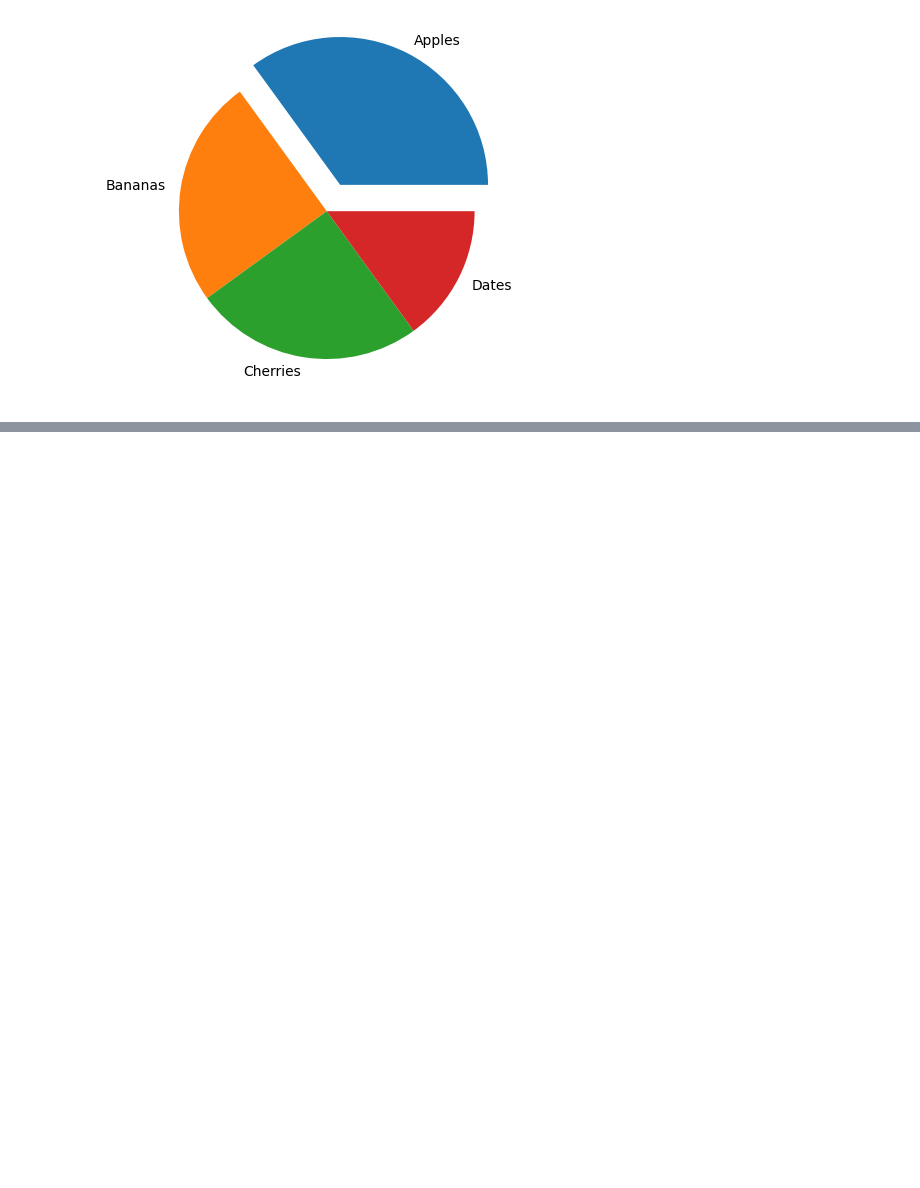
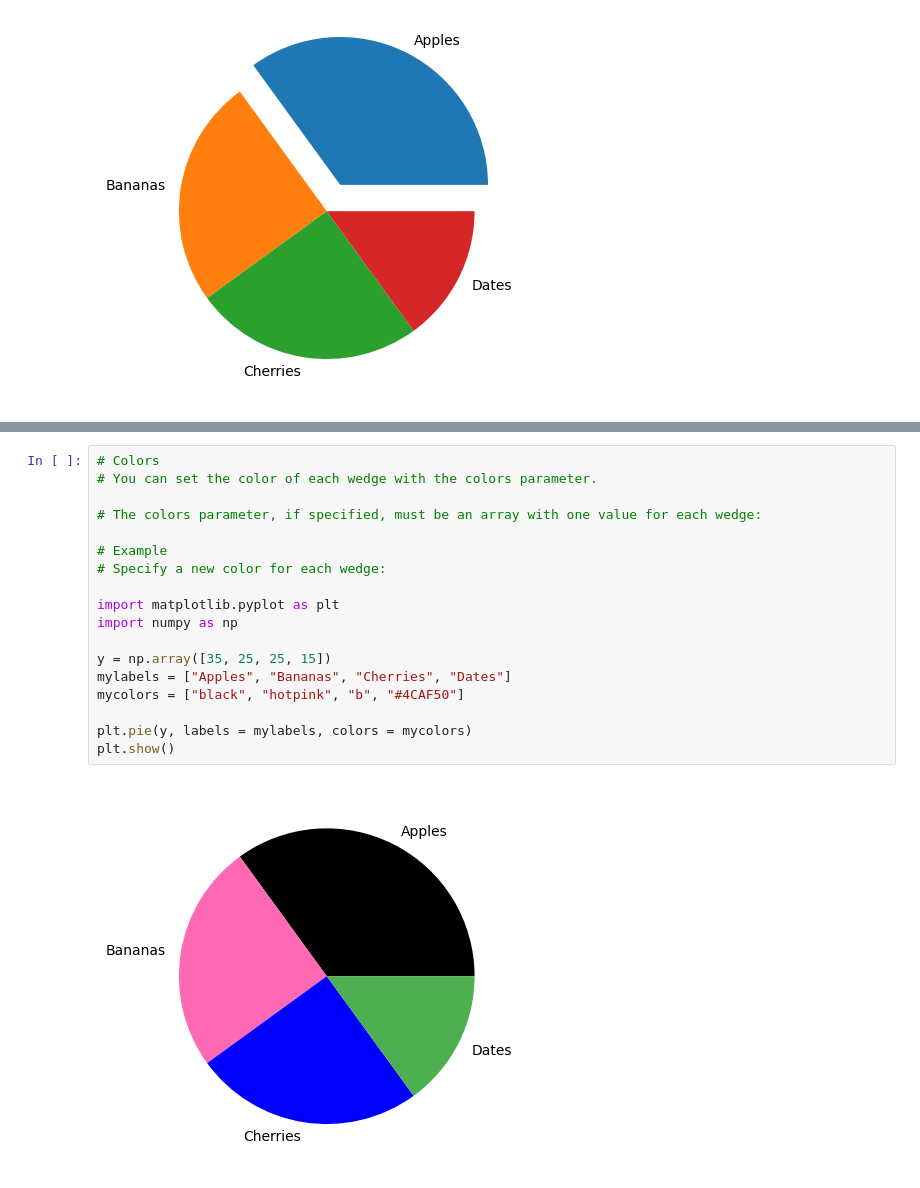
Before and after one commit to XiaomingLiGit/Descriptive-Statistics, a Jupyter notebook: w4/class 7.ipynb, the cells around one changed output, grey strips where cells are left out. Saved outputs shown, nothing was run; the diff lists cells and outputs as text; blank space fills up the shorter version.

```diff
--- a/w4/class 7.ipynb
+++ b/w4/class 7.ipynb
@@ -759,0 +765,20 @@ plt.show()
+# %%
+# Colors
+# You can set the color of each wedge with the colors parameter.
+
+# The colors parameter, if specified, must be an array with one value for each wedge:
+
+# Example
+# Specify a new color for each wedge:
+
+import matplotlib.pyplot as plt
+import numpy as np
+
+y = np.array([35, 25, 25, 15])
+mylabels = ["Apples", "Bananas", "Cherries", "Dates"]
+mycolors = ["black", "hotpink", "b", "#4CAF50"]
+
+plt.pie(y, labels = mylabels, colors = mycolors)
+plt.show()
+# %% [output]
+[figure, added]
```
Also changed, not shown: parts of 4 cells of this notebook, 3 other files.
